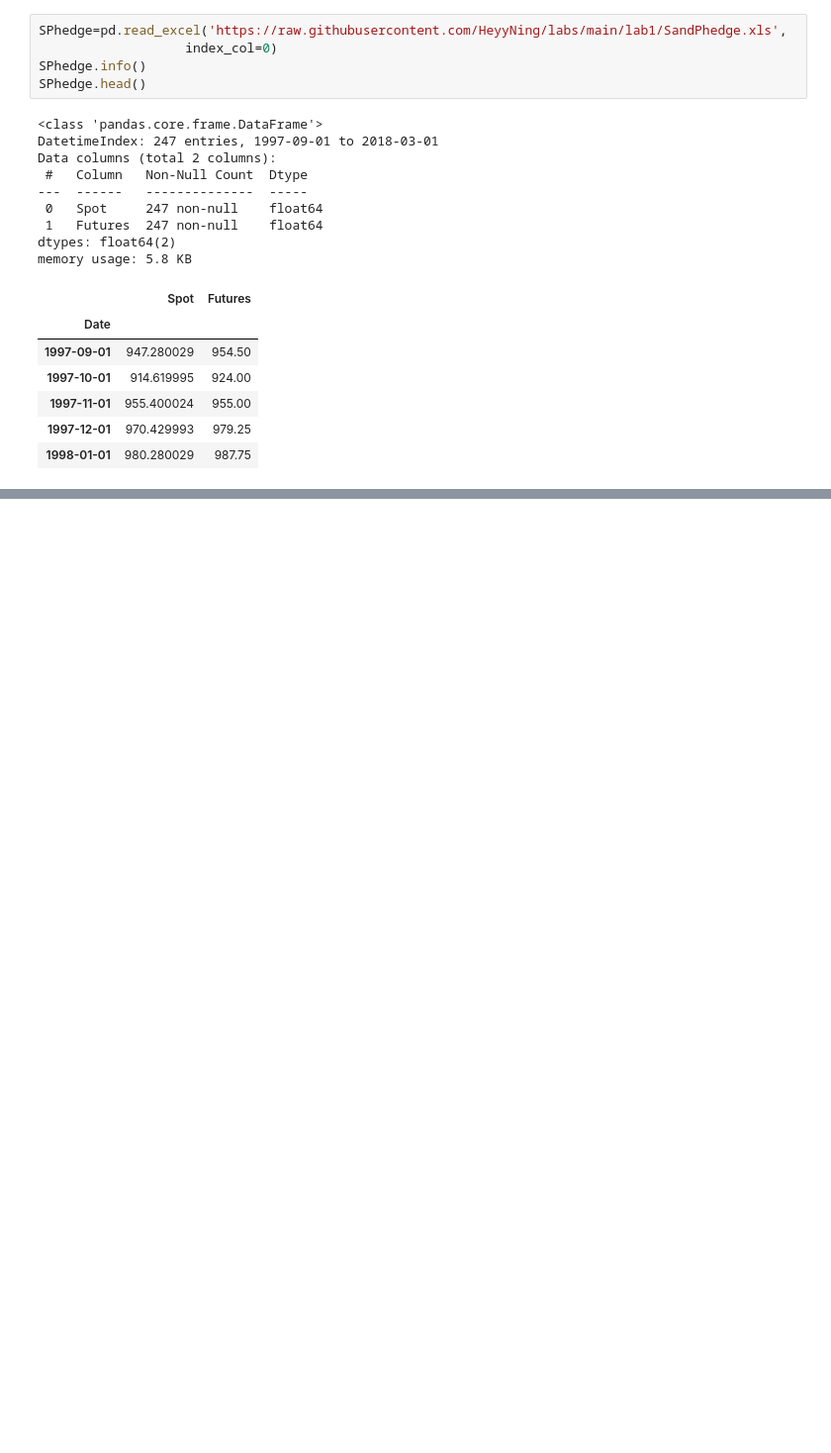
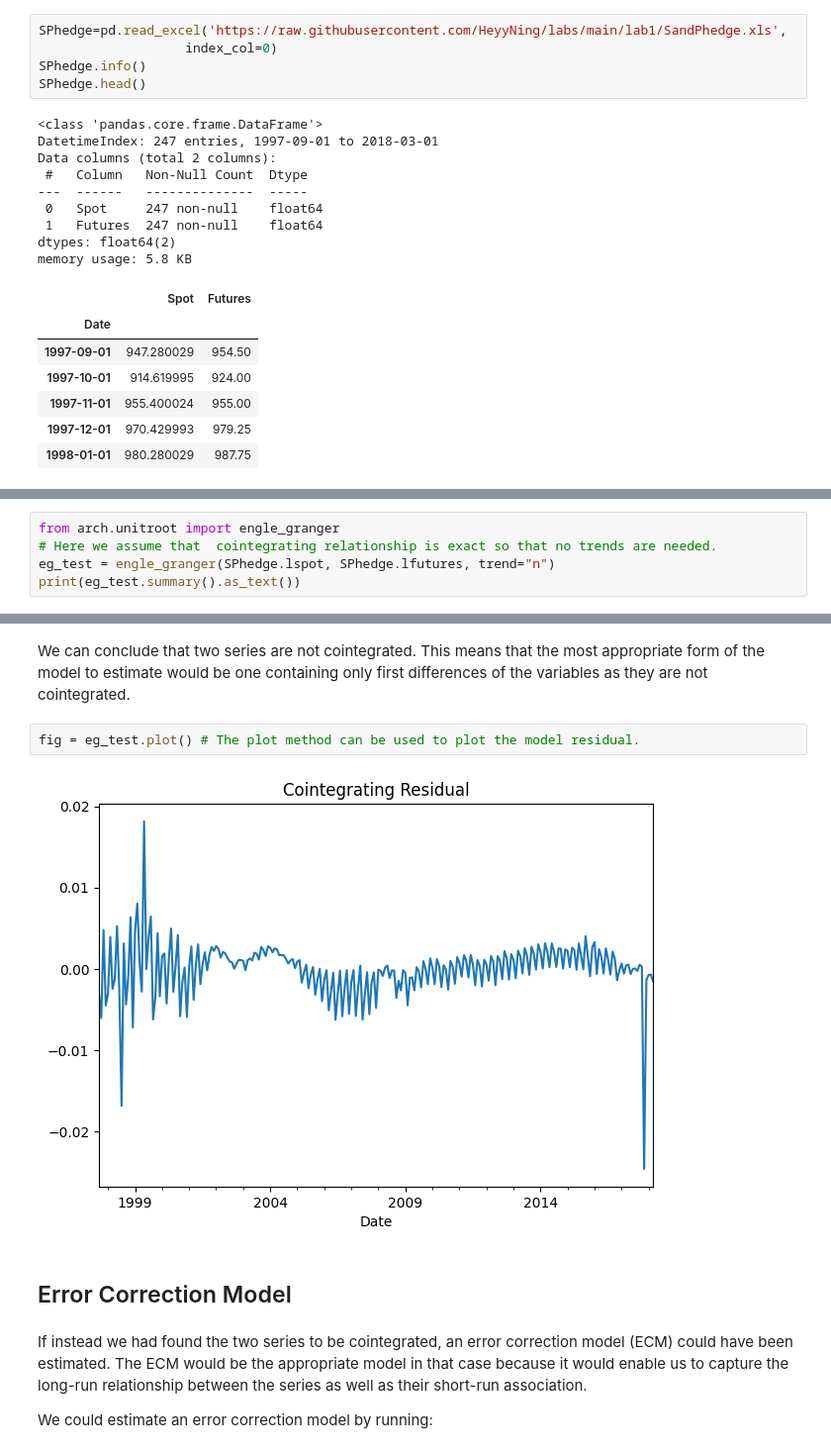
Before and after one commit to HeyyNing/labs, a Jupyter notebook: lab2/lab2.ipynb, the cells around one changed output, grey strips where cells are left out. Shown at 99% size. Saved outputs shown, nothing was run; the diff lists cells and outputs as text; blank space fills up the shorter version.

```diff
--- a/lab2/lab2.ipynb
+++ b/lab2/lab2.ipynb
@@ -330,0 +352,5 @@ The Engle-Granger cointegration test (1987, Econometrica) is essentially the uni
+# %%
+from arch.unitroot import engle_granger
+# Here we assume that  cointegrating relationship is exact so that no trends are needed.
+eg_test = engle_granger(SPhedge.lspot, SPhedge.lfutures, trend="n")
+print(eg_test.summary().as_text())
@@ -330,0 +371,12 @@ The Engle-Granger cointegration test (1987, Econometrica) is essentially the uni
+# %% [markdown]
+We can conclude that two series are not cointegrated. This means that the most appropriate form of the model to estimate would be one containing only first differences of the variables as they are not cointegrated.
+# %%
+fig = eg_test.plot() # The plot method can be used to plot the model residual.
+# %% [output]
+[figure, added]
+# %% [markdown]
+## Error Correction Model
+# %% [markdown]
+If instead we had found the two series to be cointegrated, an error correction model (ECM) could have been estimated. The ECM would be the appropriate model in that case because it would enable us to capture the long-run relationship between the series as well as their short-run association.
+
+We could estimate an error correction model by running:
```
Also changed, not shown: parts of 15 cells of this notebook, 1 other file.
